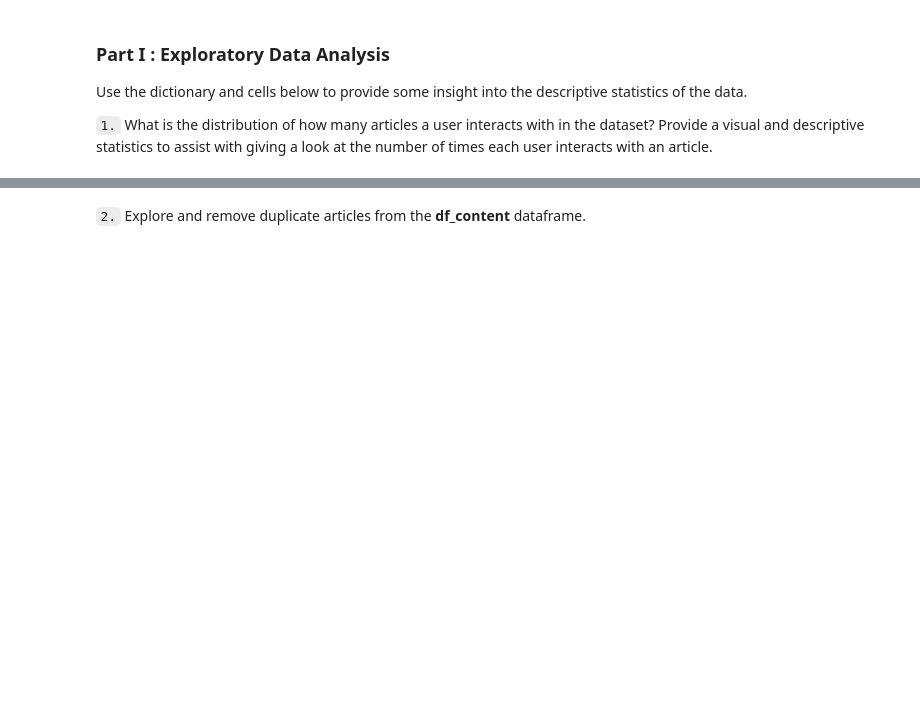
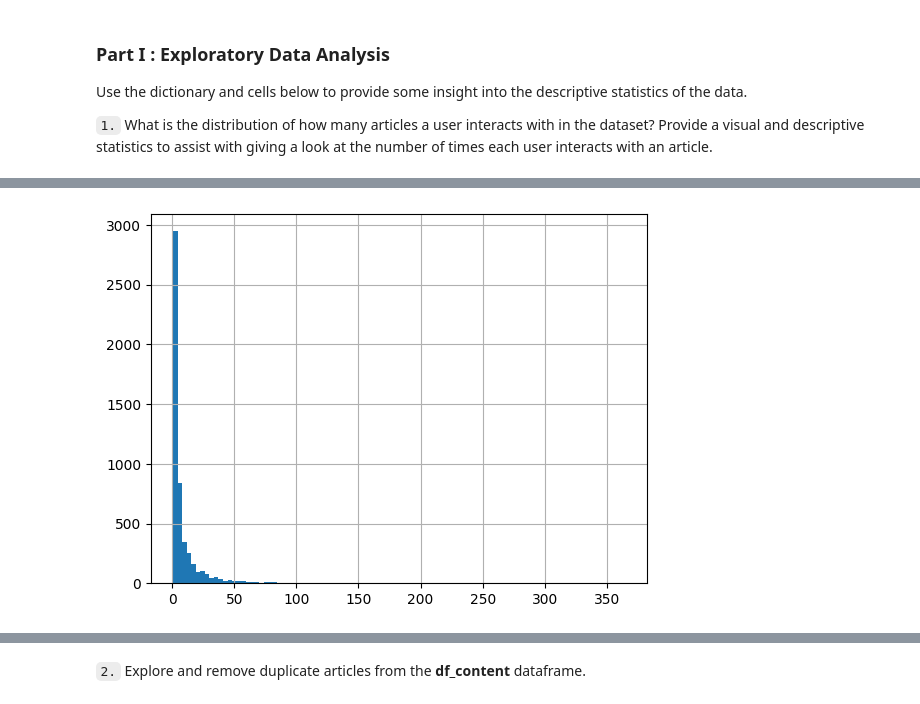
Before and after one commit to LourensWalters/data-science, a Jupyter notebook: notebooks/recommendation-engine/Recommendations_with_IBM.ipynb, the cells around one changed output, grey strips where cells are left out. Saved outputs shown, nothing was run; the diff lists cells and outputs as text; code cells hidden in the pictures; blank space fills up the shorter version.

```diff
--- a/notebooks/recommendation-engine/Recommendations_with_IBM.ipynb
+++ b/notebooks/recommendation-engine/Recommendations_with_IBM.ipynb
@@ -60,0 +65,4 @@ Use the dictionary and cells below to provide some insight into the descriptive
+# %%
+_ = df.groupby('email')['article_id'].count().hist(bins=100)
+# %% [output]
+[figure, added]
```
Also changed, not shown: parts of 24 cells of this notebook, 7 other files.
